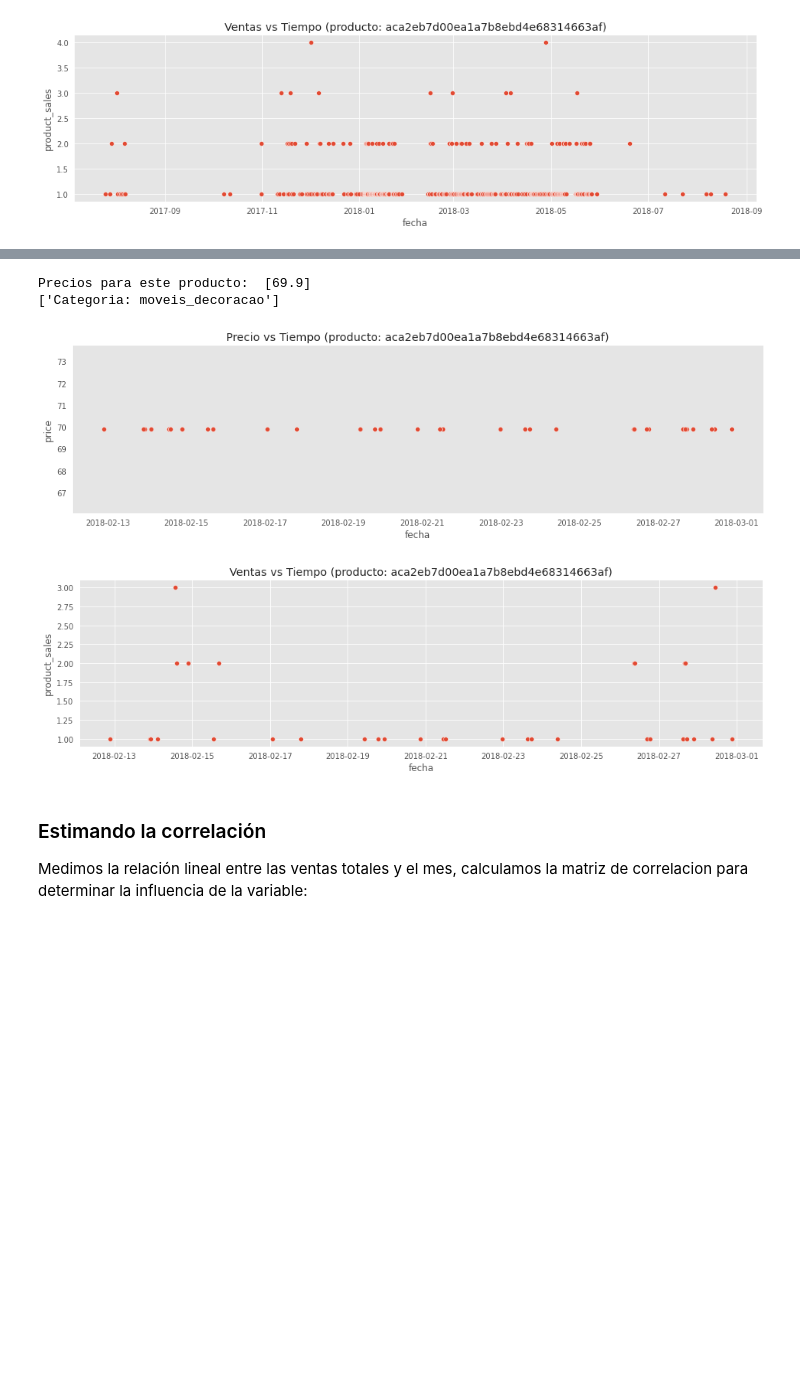
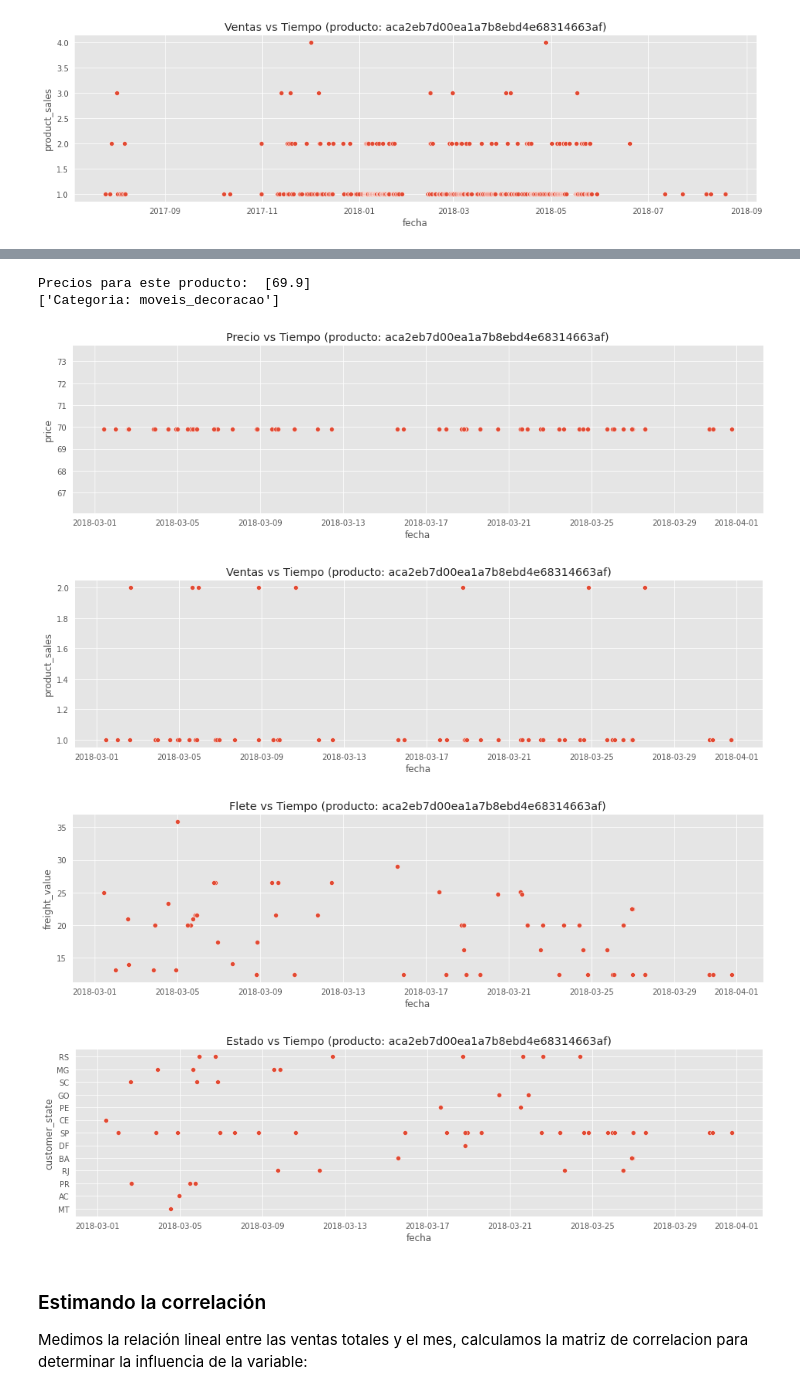
Before and after one commit to ximenarios/DS4AProject, a Jupyter notebook: ModelFinal_Ximena.ipynb, the cells around one changed output, grey strips where cells are left out. Cells and saved outputs as stored; diff of their text form; code cells hidden in the pictures; blank space fills up the shorter version.

```diff
--- a/ModelFinal_Ximena.ipynb
+++ b/ModelFinal_Ximena.ipynb
@@ -225,24 +248,36 @@ Precios para este producto:  [ 69.9  75.  109.9  89.9]
 # %%
 # La misma grafica pero para un solo mes
 item=0 #numero entre 0 y 32951 para los diferentes productos
-m=2   #numero entre 1 y 12 para los diferentes meses
+m=3   #numero entre 1 y 12 para los diferentes meses
+aux=df[(df["product_id"]==listaProductos[item])]
+aux=aux[(aux["mes"]==m)]
+aux2=aux.groupby(["fecha",'order_id']).size().to_frame().rename(columns={0:'product_sales'}).sort_values('fecha', ascending=True).reset_index()
+
 plt.figure(figsize=(16, 4))
-aux=df[(df["product_id"]==listaProductos[item])][["order_id","product_id","ano_mes_dia_dt","price","price_mean","product_category_name","fecha","mes","year"]]
-aux=aux[(aux["mes"]==m)][["order_id","product_id","ano_mes_dia_dt","price","price_mean","product_category_name","fecha","mes","year"]]
-aux2=aux.groupby(["fecha",'order_id']).size().to_frame().rename(columns={0:'product_sales'}).sort_values('fecha', ascending=True).reset_index()
 ax=sns.scatterplot(x='fecha', y='price', data=aux)
 ax.set_title('Precio vs Tiempo (producto: '+listaProductos[item]+')')
-ax.grid()
+
 plt.figure(figsize=(16, 4))
 ax=sns.scatterplot(x='fecha', y='product_sales', data=aux2)
 ax.set_title('Ventas vs Tiempo (producto: '+listaProductos[item]+')')
+
+plt.figure(figsize=(16, 4))
+ax=sns.scatterplot(x='fecha', y='freight_value', data=aux)
+ax.set_title('Flete vs Tiempo (producto: '+listaProductos[item]+')')
+
+plt.figure(figsize=(16, 4))
+ax=sns.scatterplot(x='fecha', y='customer_state', data=aux)
+ax.set_title('Estado vs Tiempo (producto: '+listaProductos[item]+')')
+
 print("Precios para este producto: ",aux.price.unique())
 print("Categoria: "+aux.product_category_name.unique())
 # %% [output]
 Precios para este producto:  [69.9]
 ['Categoria: moveis_decoracao']
-[figure, old version]
+[figure, new version]
-[figure, old version]
+[figure, new version]
+[figure, added]
+[figure, added]
 # %% [markdown]
 ### Estimando la correlación
 
```
Also changed, not shown: parts of 2 cells of this notebook.
